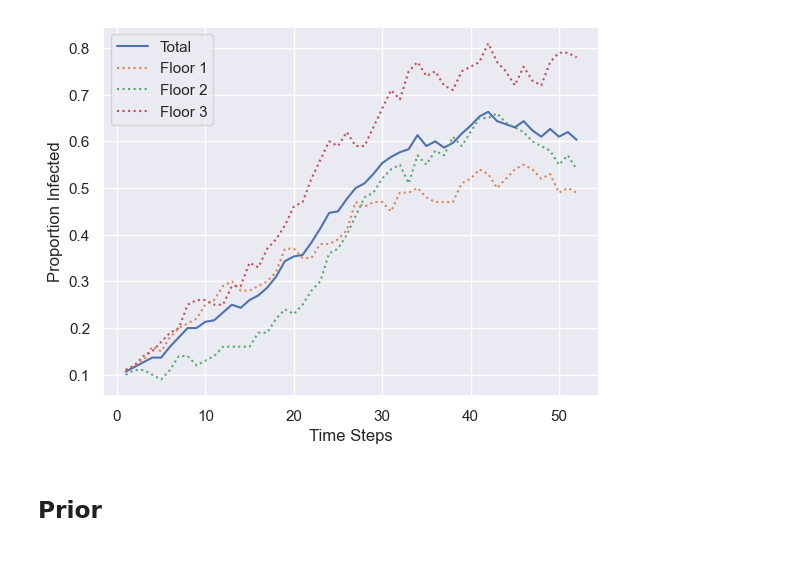
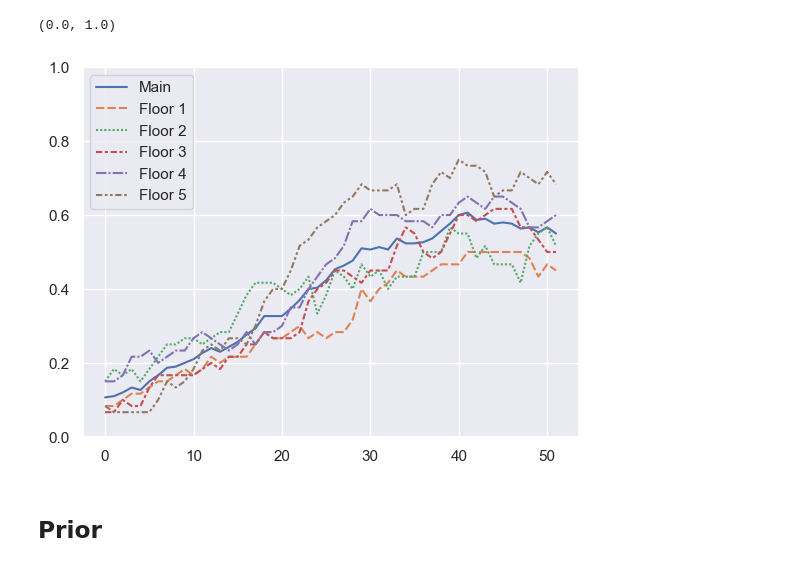
Before and after one commit to epibayes/np-epid, a Jupyter notebook: notebooks/si_sim_het-big-N.ipynb, the cells around one changed output. Saved outputs shown, nothing was run; the diff lists cells and outputs as text; code cells hidden in the pictures.

```diff
--- a/notebooks/si_sim_het-big-N.ipynb
+++ b/notebooks/si_sim_het-big-N.ipynb
@@ -23,25 +11,31 @@ prior_sigma = np.ones(4)
-# %%
-si_model = SIModel(alpha, gamma, beta_true, n_zones,
-                   prior_mu, prior_sigma, N, T, summarize=False, observed_seed=31)
-x_o = si_model.get_observed_data()
-x_o = x_o.unflatten(1, (n_zones+1,T)).squeeze(0)
-
-df_x = pd.DataFrame(
-    data = np.array(x_o).T,
-    index = np.arange(1,53),
-    columns = ["Total", "Floor 1", "Floor 2", "Floor 3"]
-)
-
-sns.lineplot(df_x["Total"], label="Total")
-sns.lineplot(df_x["Floor 1"], linestyle=":", label = "Floor 1")
-sns.lineplot(df_x["Floor 2"], linestyle=":", label = "Floor 2")
-sns.lineplot(df_x["Floor 3"], linestyle=":", label = "Floor 3")
-plt.xlabel("Time Steps")
-plt.ylabel("Proportion Infected")
-plt.legend()
-plt.show()
-# %% [output]
-[figure, removed]
+# %%
+sns.set_theme()
+beta_true = [0.05, .1, .2, .3, .4, .5, 5]
+alpha = 0.1
+gamma = 0.05
+heterogeneous = True
+N = 300 # consider increasing
+T = 52
+K = 30
+data_seed = 31
+prior_mu = [-3, -1.5, -1.5, -1.5, -1.5, -1.5, 1]
+prior_sigma = [1, 1, 1, 1, 1, 1, 1]
+
+si_model = SIModel(alpha, gamma, beta_true,
+                    heterogeneous, prior_mu, prior_sigma,
+                   N, T, summarize=False, flatten=False,
+                  observed_seed=data_seed)
+x_o = si_model.get_observed_data()
+
+data = x_o[:6,:]
+
+data = pd.DataFrame(data = data.T, columns=["Main"] + [f"Floor {i}" for i in range(1,6)])
+
+sns.lineplot(data)
+plt.ylim((0,1))
+# %% [output]
+(0.0, 1.0)
+[figure, added]
 # %% [markdown]
 ## Prior
 # %%
```
Also changed, not shown: parts of 7 cells of this notebook, 5 other files.
